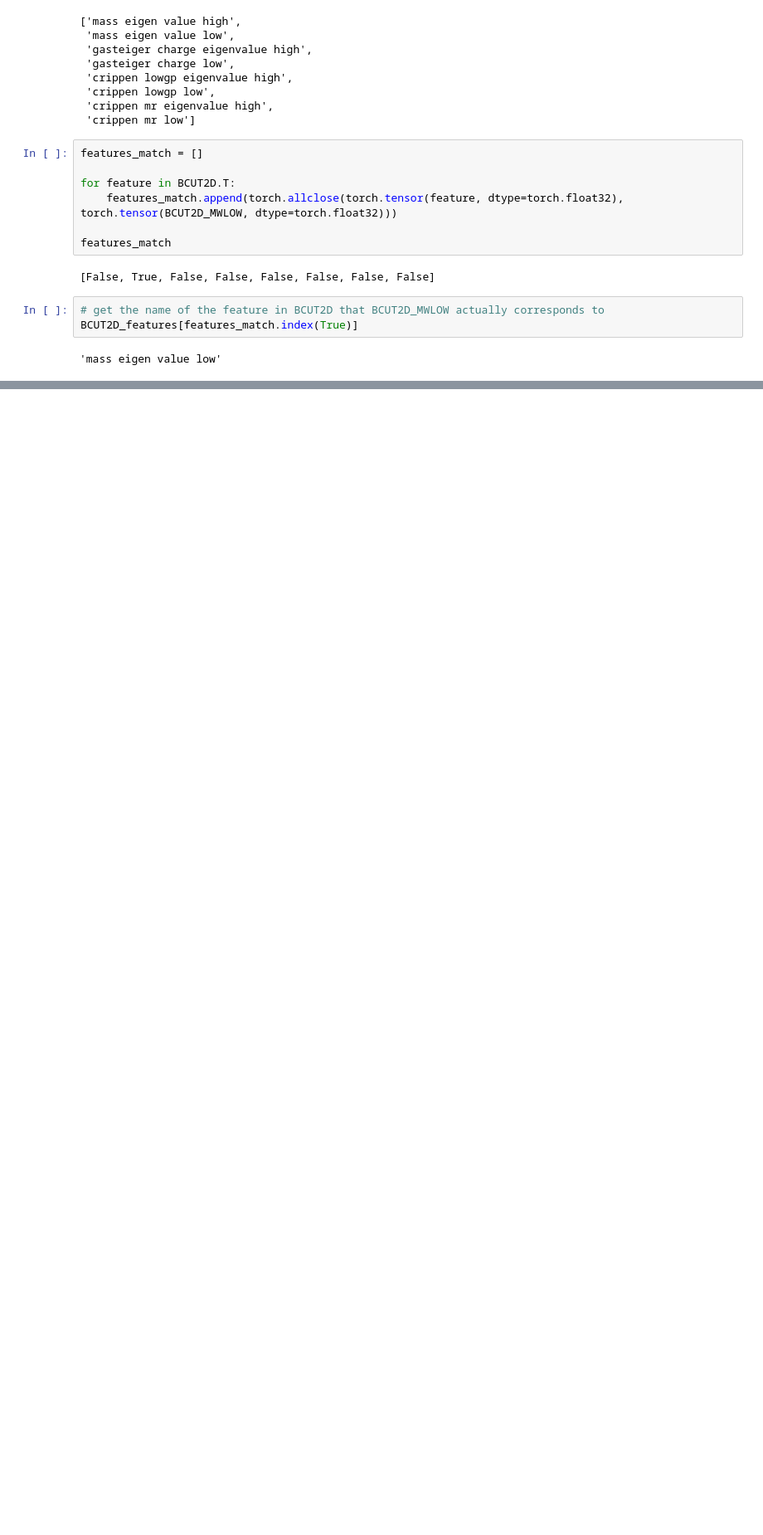
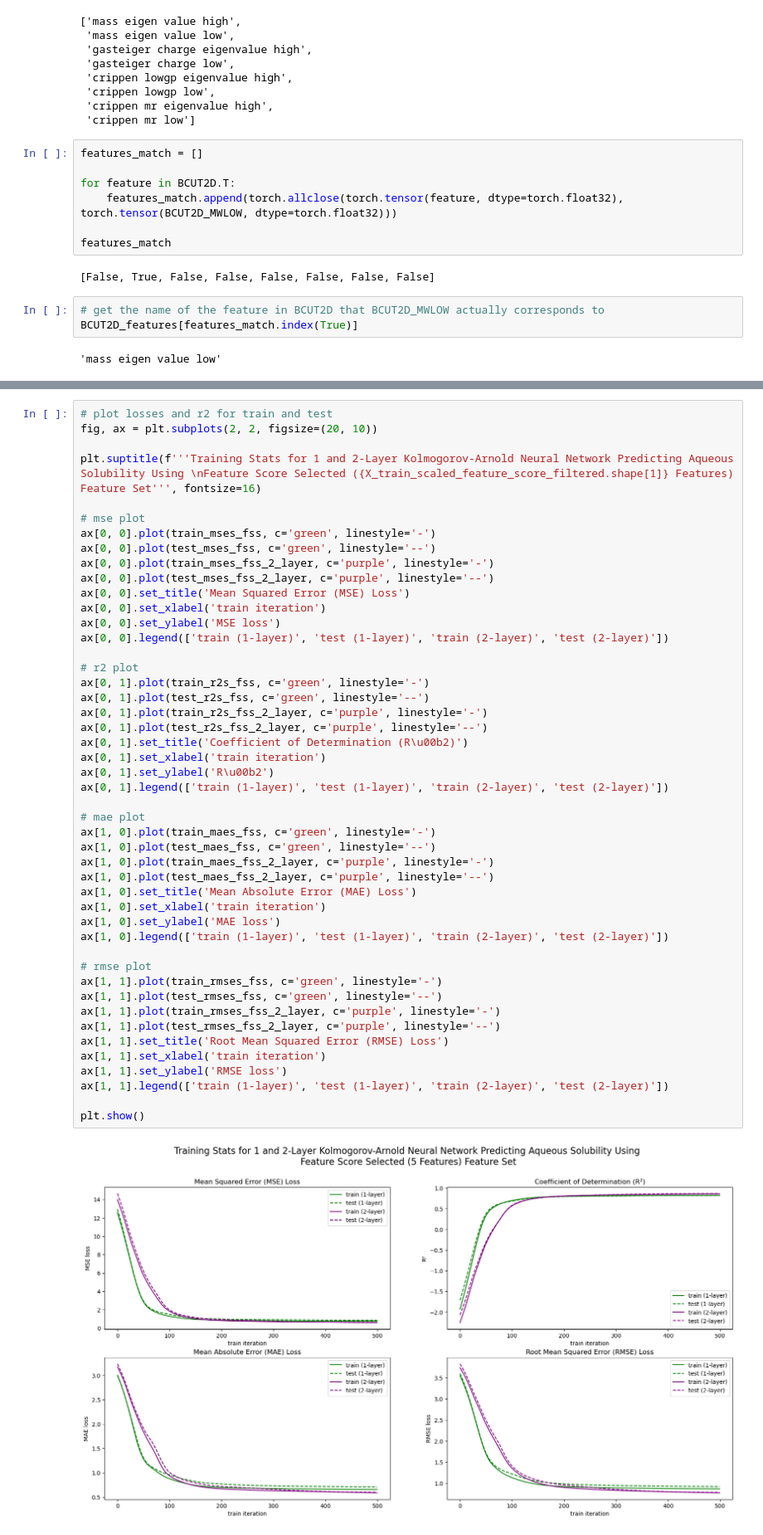
Before and after one commit to cgeils25/Chemical_Physics_and_KANs, a Jupyter notebook: notebooks/aqueous_solubility_delaney/investigating_KAN.ipynb, the cells around one changed output, grey strips where cells are left out. Shown at 83% size. Cells and saved outputs as stored; diff of their text form; blank space fills up the shorter version.

```diff
--- a/notebooks/aqueous_solubility_delaney/investigating_KAN.ipynb
+++ b/notebooks/aqueous_solubility_delaney/investigating_KAN.ipynb
@@ -971,0 +1066,49 @@ BCUT2D_features[features_match.index(True)]
+# %%
+# plot losses and r2 for train and test
+fig, ax = plt.subplots(2, 2, figsize=(20, 10))
+
+plt.suptitle(f'''Training Stats for 1 and 2-Layer Kolmogorov-Arnold Neural Network Predicting Aqueous Solubility Using \nFeature Score Selected ({X_train_scaled_feature_score_filtered.shape[1]} Features) Feature Set''', fontsize=16)
+
+# mse plot
+ax[0, 0].plot(train_mses_fss, c='green', linestyle='-')
+ax[0, 0].plot(test_mses_fss, c='green', linestyle='--')
+ax[0, 0].plot(train_mses_fss_2_layer, c='purple', linestyle='-')
+ax[0, 0].plot(test_mses_fss_2_layer, c='purple', linestyle='--')
+ax[0, 0].set_title('Mean Squared Error (MSE) Loss')
+ax[0, 0].set_xlabel('train iteration')
+ax[0, 0].set_ylabel('MSE loss')
+ax[0, 0].legend(['train (1-layer)', 'test (1-layer)', 'train (2-layer)', 'test (2-layer)'])
+
+# r2 plot
+ax[0, 1].plot(train_r2s_fss, c='green', linestyle='-')
+ax[0, 1].plot(test_r2s_fss, c='green', linestyle='--')
+ax[0, 1].plot(train_r2s_fss_2_layer, c='purple', linestyle='-')
+ax[0, 1].plot(test_r2s_fss_2_layer, c='purple', linestyle='--')
+ax[0, 1].set_title('Coefficient of Determination (R\u00b2)')
+ax[0, 1].set_xlabel('train iteration')
+ax[0, 1].set_ylabel('R\u00b2')
+ax[0, 1].legend(['train (1-layer)', 'test (1-layer)', 'train (2-layer)', 'test (2-layer)'])
+
+# mae plot
+ax[1, 0].plot(train_maes_fss, c='green', linestyle='-')
+ax[1, 0].plot(test_maes_fss, c='green', linestyle='--')
+ax[1, 0].plot(train_maes_fss_2_layer, c='purple', linestyle='-')
+ax[1, 0].plot(test_maes_fss_2_layer, c='purple', linestyle='--')
+ax[1, 0].set_title('Mean Absolute Error (MAE) Loss')
+ax[1, 0].set_xlabel('train iteration')
+ax[1, 0].set_ylabel('MAE loss')
+ax[1, 0].legend(['train (1-layer)', 'test (1-layer)', 'train (2-layer)', 'test (2-layer)'])
+
+# rmse plot
+ax[1, 1].plot(train_rmses_fss, c='green', linestyle='-')
+ax[1, 1].plot(test_rmses_fss, c='green', linestyle='--')
+ax[1, 1].plot(train_rmses_fss_2_layer, c='purple', linestyle='-')
+ax[1, 1].plot(test_rmses_fss_2_layer, c='purple', linestyle='--')
+ax[1, 1].set_title('Root Mean Squared Error (RMSE) Loss')
+ax[1, 1].set_xlabel('train iteration')
+ax[1, 1].set_ylabel('RMSE loss')
+ax[1, 1].legend(['train (1-layer)', 'test (1-layer)', 'train (2-layer)', 'test (2-layer)'])
+
+plt.show()
+# %% [output]
+[figure, added]
```
Also changed, not shown: parts of 25 cells of this notebook.
